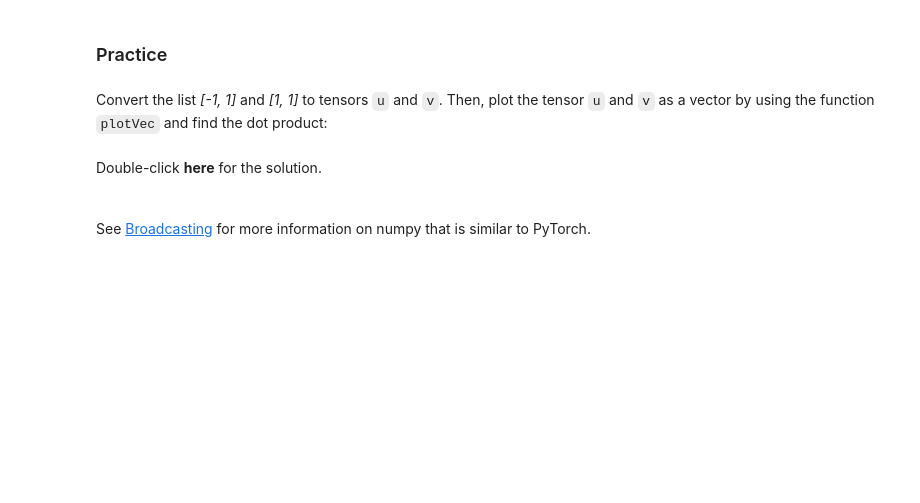
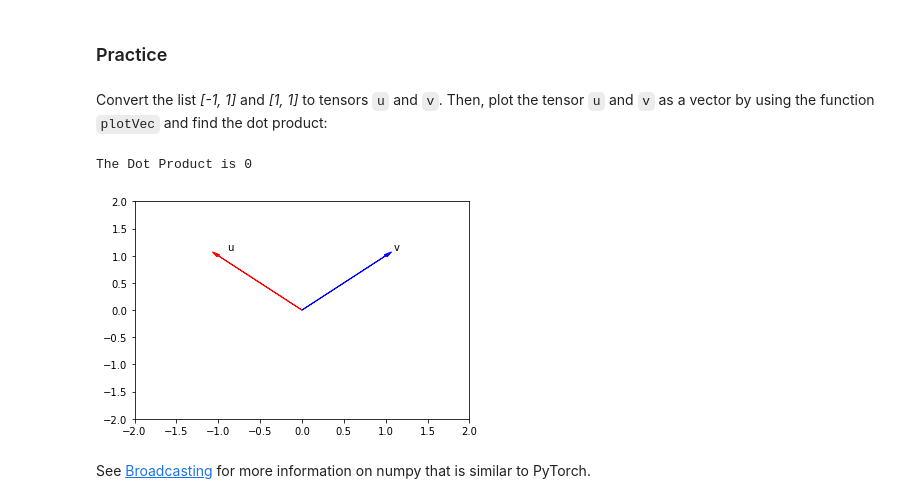
Before and after one commit to ArcadiusM/IBM-AI-Engineering-Professional-Certification, a Jupyter notebook: Deep-Neural-Networks-with-Pytorch/1.1_1Dtensors_v2.ipynb, the cells around one changed output. Cells and saved outputs as stored; diff of their text form; code cells hidden in the pictures; blank space fills up the shorter version.

Commit message:
Solutions to 1D notebook

```diff
--- a/Deep-Neural-Networks-with-Pytorch/1.1_1Dtensors_v2.ipynb
+++ b/Deep-Neural-Networks-with-Pytorch/1.1_1Dtensors_v2.ipynb
@@ -655,21 +667,17 @@ Convert the list <i>\[-1, 1]</i> and <i>\[1, 1]</i> to tensors <code>u</code> an
 # %%
 # Practice: calculate the dot product of u and v, and plot out two vectors
 
 # Type your code here
+u= torch.tensor([-1, 1])
+v= torch.tensor([1, 1])
+plotVec([
+    {"vector": u.numpy(), "name": 'u', "color": 'r'},
+    {"vector": v.numpy(), "name": 'v', "color": 'b'}
+])
+print("The Dot Product is", np.dot(u, v))
+# %% [output]
+The Dot Product is 0
+[figure, added]
-# %% [markdown]
-Double-click <b>here</b> for the solution.
-
-<!--
-u= torch.tensor([-1, 1])
-v= torch.tensor([1, 1])
-plotVec([
-    {"vector": u.numpy(), "name": 'u', "color": 'r'},
-    {"vector": v.numpy(), "name": 'v', "color": 'b'}
-])
-print("The Dot Product is",np.dot(u, v))
- -->
-# %% [markdown]
-<!--Empty Space for separating topics-->
 # %% [markdown]
 See <a href="https://docs.scipy.org/doc/numpy-1.13.0/user/basics.broadcasting.html?utm_medium=Exinfluencer&utm_source=Exinfluencer&utm_content=000026UJ&utm_term=10006555&utm_id=NA-SkillsNetwork-Channel-SkillsNetworkCoursesIBMDeveloperSkillsNetworkDL0110ENSkillsNetwork20647811-2021-01-01">Broadcasting</a> for more information on numpy that is similar to PyTorch.
 # %% [markdown]
```
Also changed, not shown: parts of 89 cells of this notebook.
